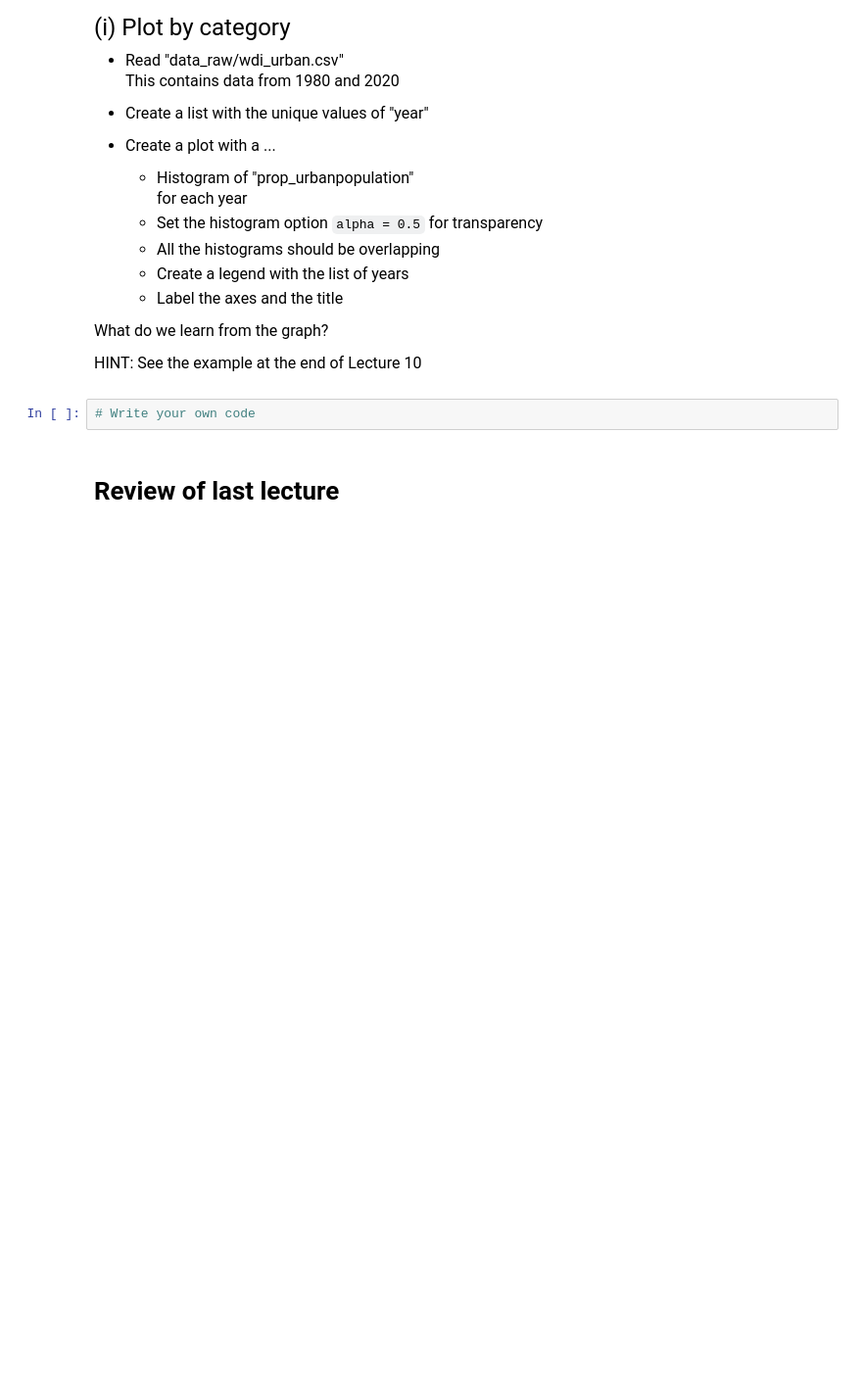
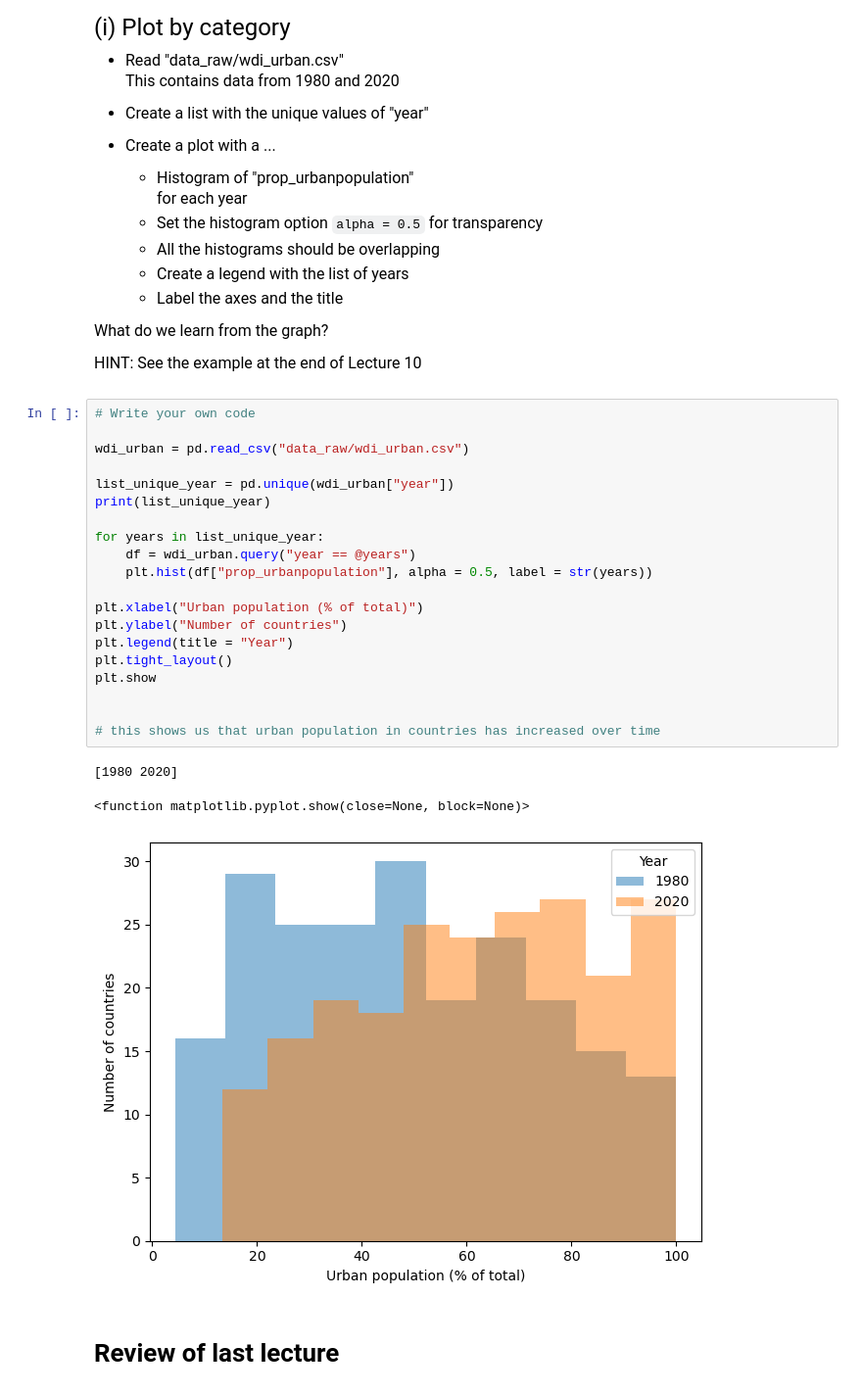
Before and after one commit to tanyajagdishemory/datasci530fall2025, a Jupyter notebook: Lecture 02/Lecture 2 - Exercises.ipynb, the cells around one changed output. Shown at 98% size. Drawn from its saved outputs; the diff is of its cells as text; blank space fills up the shorter version.

```diff
--- a/Lecture 02/Lecture 2 - Exercises.ipynb
+++ b/Lecture 02/Lecture 2 - Exercises.ipynb
@@ -182,8 +277,30 @@ This contains data from 1980 and 2020
 What do we learn from the graph?
 
 HINT: See the example at the end of Lecture 10
-# %%
-# Write your own code
+# %%
+# Write your own code
+
+wdi_urban = pd.read_csv("data_raw/wdi_urban.csv")
+
+list_unique_year = pd.unique(wdi_urban["year"])
+print(list_unique_year)
+
+for years in list_unique_year:
+    df = wdi_urban.query("year == @years")
+    plt.hist(df["prop_urbanpopulation"], alpha = 0.5, label = str(years))
+
+plt.xlabel("Urban population (% of total)")
+plt.ylabel("Number of countries")
+plt.legend(title = "Year")
+plt.tight_layout()
+plt.show
+
+
+# this shows us that urban population in countries has increased over time
+# %% [output]
+[1980 2020]
+<function matplotlib.pyplot.show(close=None, block=None)>
+[figure, added]
 # %% [markdown]
 # Review of last lecture
 # %% [markdown]
```
Also changed, not shown: parts of 18 cells of this notebook, 9 other files.
